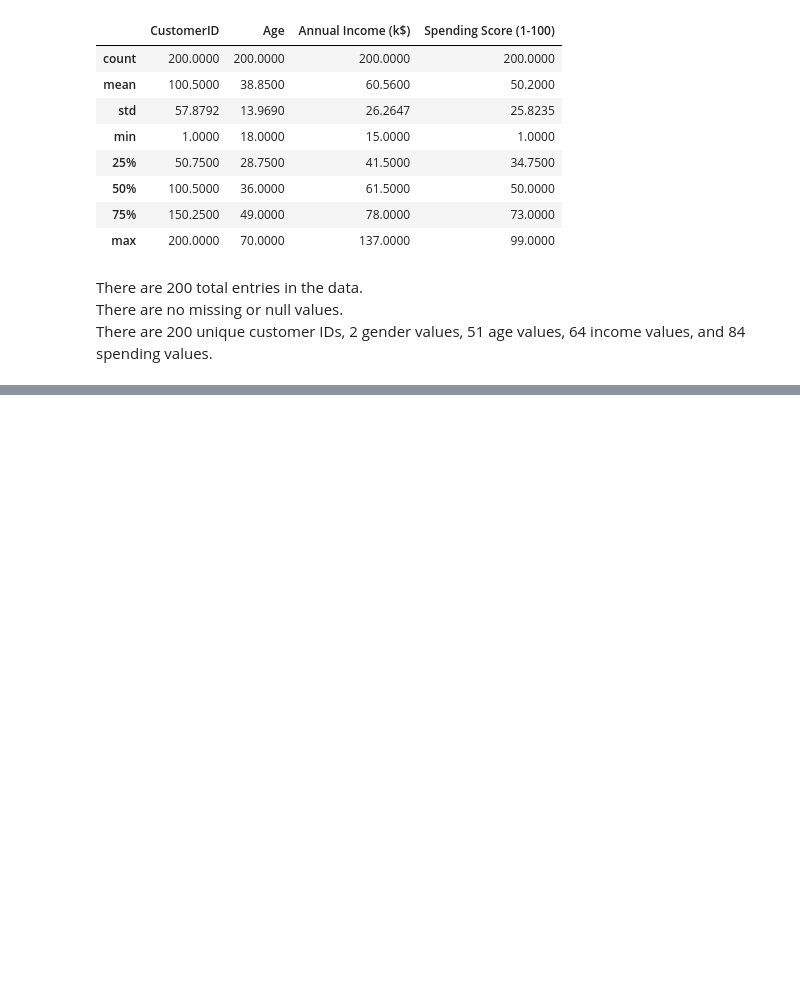
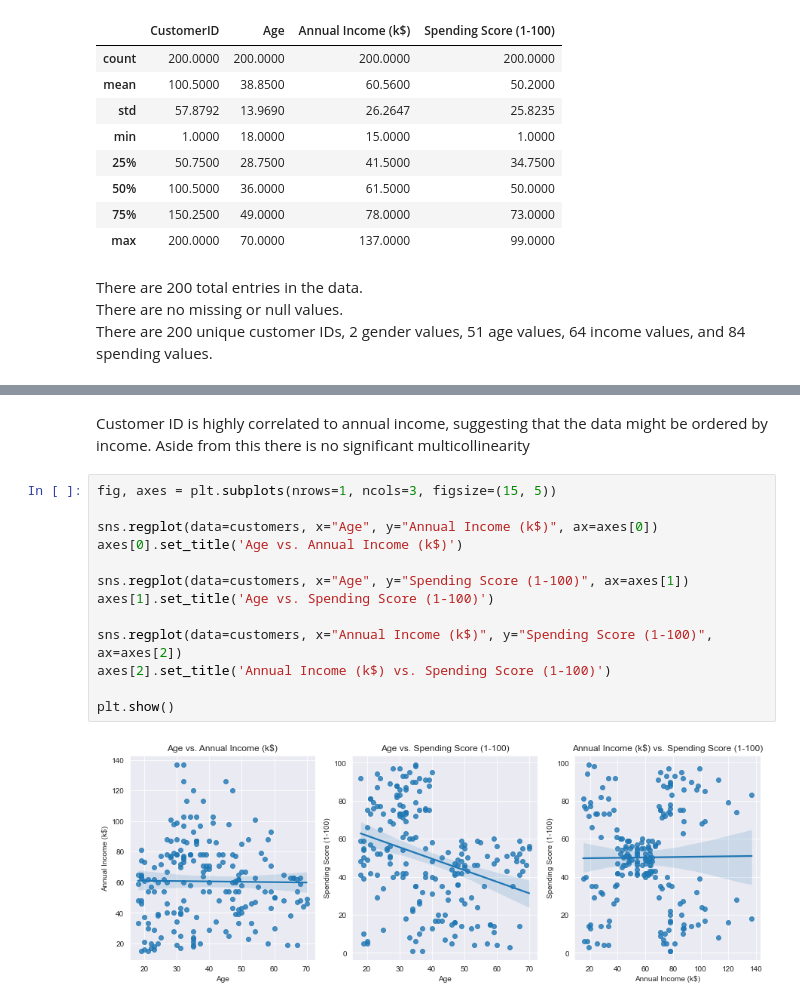
Before and after one commit to BryanSmith00/Spring-2022-Classes, a Jupyter notebook: COSC 3337 Data Science I/homework/hw3/smith_bryan_1861137_hw3.ipynb, the cells around one changed output, grey strips where cells are left out. Saved outputs shown, nothing was run; the diff lists cells and outputs as text; blank space fills up the shorter version.

```diff
--- a/COSC 3337 Data Science I/homework/hw3/smith_bryan_1861137_hw3.ipynb
+++ b/COSC 3337 Data Science I/homework/hw3/smith_bryan_1861137_hw3.ipynb
@@ -62,0 +96,17 @@ There are 200 unique customer IDs, 2 gender values, 51 age values, 64 income val
+# %% [markdown]
+Customer ID is highly correlated to annual income, suggesting that the data might be ordered by income. Aside from this there is no significant multicollinearity
+# %%
+fig, axes = plt.subplots(nrows=1, ncols=3, figsize=(15, 5))
+
+sns.regplot(data=customers, x="Age", y="Annual Income (k$)", ax=axes[0])
+axes[0].set_title('Age vs. Annual Income (k$)')
+
+sns.regplot(data=customers, x="Age", y="Spending Score (1-100)", ax=axes[1])
+axes[1].set_title('Age vs. Spending Score (1-100)')
+
+sns.regplot(data=customers, x="Annual Income (k$)", y="Spending Score (1-100)", ax=axes[2])
+axes[2].set_title('Annual Income (k$) vs. Spending Score (1-100)')
+
+plt.show()
+# %% [output]
+[figure, added]
```
Also changed, not shown: parts of 22 cells of this notebook, 4 other files.
